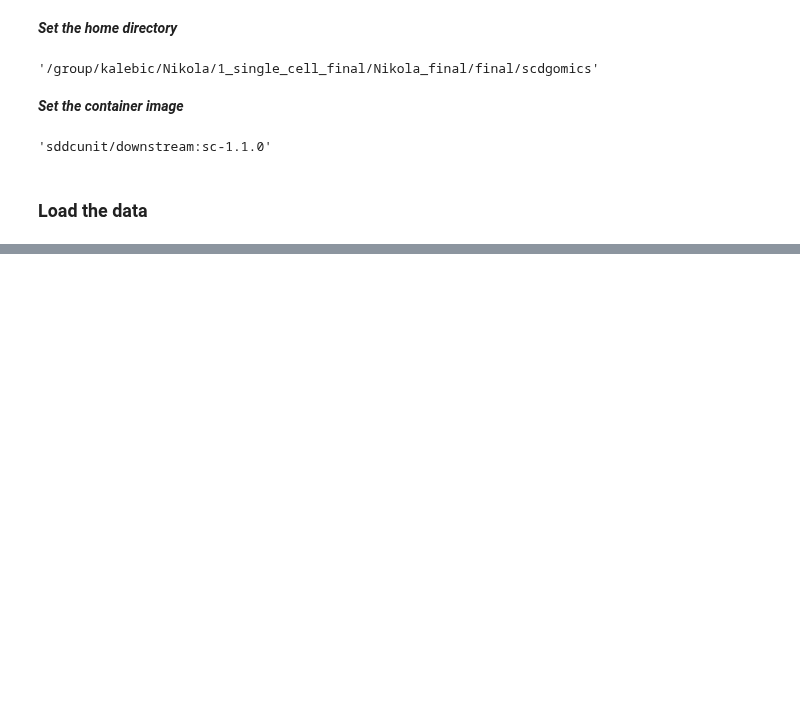
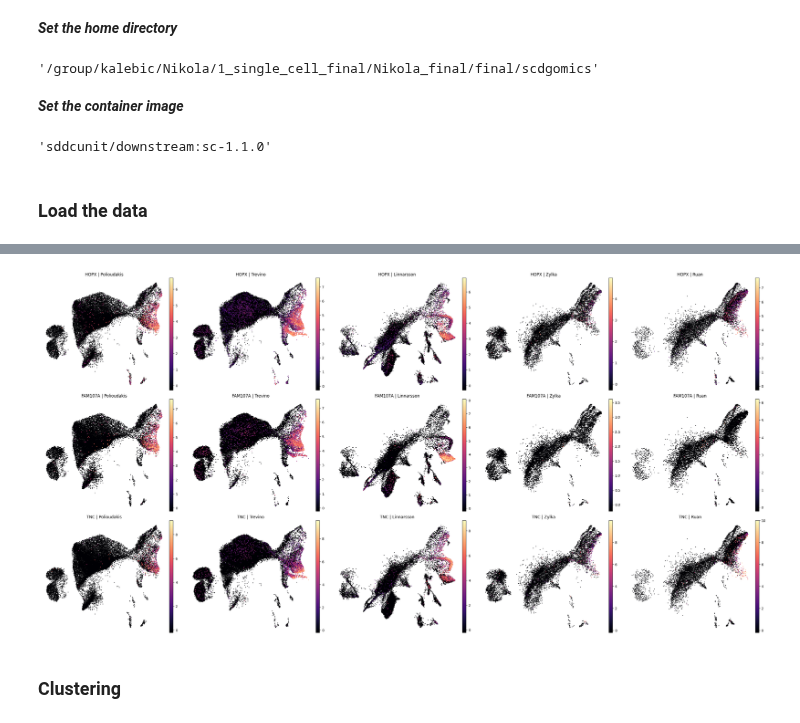
Before and after one commit to KalebicLab/ScDGomics, a Jupyter notebook: notebooks/scdgomics_clustering.ipynb, the cells around one changed output, grey strips where cells are left out. Cells and saved outputs as stored; diff of their text form; code cells hidden in the pictures; blank space fills up the shorter version.

```diff
--- a/notebooks/scdgomics_clustering.ipynb
+++ b/notebooks/scdgomics_clustering.ipynb
@@ -61,8 +50,8 @@ image_name
 # %%
 # Define paths
-adata_file = "/group/kalebic/Nikola/1_single_cell_final/Nikola_final/final/scdgomics/integration"
-harmony_script_path = "/group/kalebic/Nikola/1_single_cell_final/Nikola_final/final/scdgomics/integration/integration_script.py"
-sbatch_script_path = "/group/kalebic/Nikola/1_single_cell_final/Nikola_final/final/scdgomics/integration/run_integration.job"
+adata_file = "/group/kalebic/Nikola/1_single_cell_final/Nikola_final/final/scdgomics/integration_harmony"
+harmony_script_path = "/group/kalebic/Nikola/1_single_cell_final/Nikola_final/final/scdgomics/integration_harmony/integration_script.py"
+sbatch_script_path = "/group/kalebic/Nikola/1_single_cell_final/Nikola_final/final/scdgomics/integration_harmony/run_integration.job"
 # %%
 # Write the integration script
 integration_script = f"""
@@ -144,3 +137,38 @@ sc.pp.neighbors(adata, use_rep='X_pca_harmony', n_pcs=30, n_neighbors=80, random
 # %%
 # Compute the UMAP
 sc.tl.umap(adata, random_state = 111)
+# %%
+# List genes of interest
+genes = ['HOPX', 'FAM107A', 'TNC']
+
+# Define the subplots
+fig, axes = plt.subplots(len(genes), len(adata.obs['dataset_of_origin'].unique()), figsize = (6*len(adata.obs['dataset_of_origin'].unique()), 5*len(genes)))
+axes = axes.flatten()
+
+# Plot gene expression across datasets
+sp_index = 0
+for r_idx, gene in enumerate(genes):
+    for d_idx, dataset in enumerate(adata.obs['dataset_of_origin'].unique()):
+        ax = axes[sp_index]
+        sc.pl.umap(
+            adata[adata.obs['dataset_of_origin'] == dataset],
+            color = gene,
+            ax = ax,
+            show = False,
+            size = 15,
+            frameon = False,
+            legend_loc = 'on_data',
+            legend_fontsize = 10,
+            cmap = 'magma'
+        )
+        ax.set_title(f"{gene} | {dataset}")
+        sp_index += 1
+
+plt.tight_layout()
+plt.savefig('/group/kalebic/Nikola/1_single_cell_final/Nikola_final/final/scdgomics/plots/clustering/UMAP_hNcx_mDG_mNcx_integrated_bRG_marker_expression.png',
+            dpi = 300, bbox_inches = 'tight')
+plt.show()
+# %% [output]
+[figure, added]
+# %% [markdown]
+### Clustering
```
Also changed, not shown: parts of 21 cells of this notebook.
